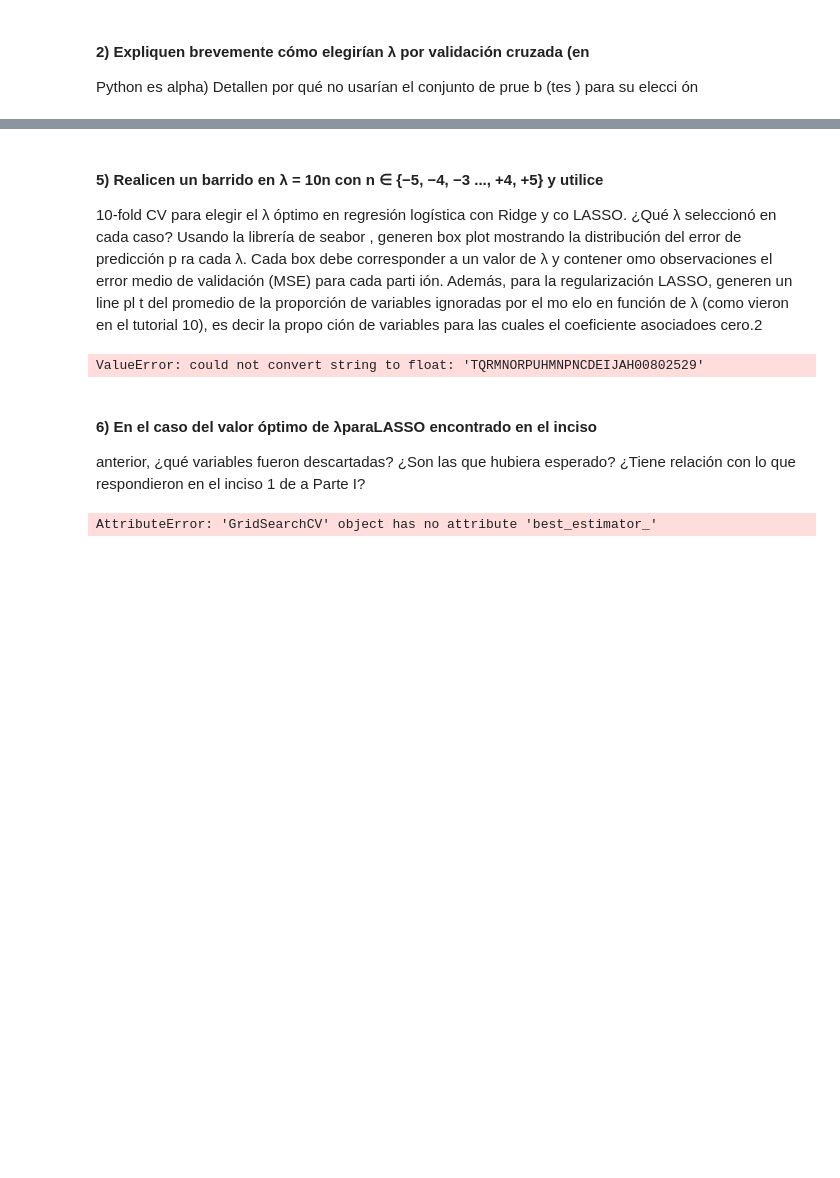
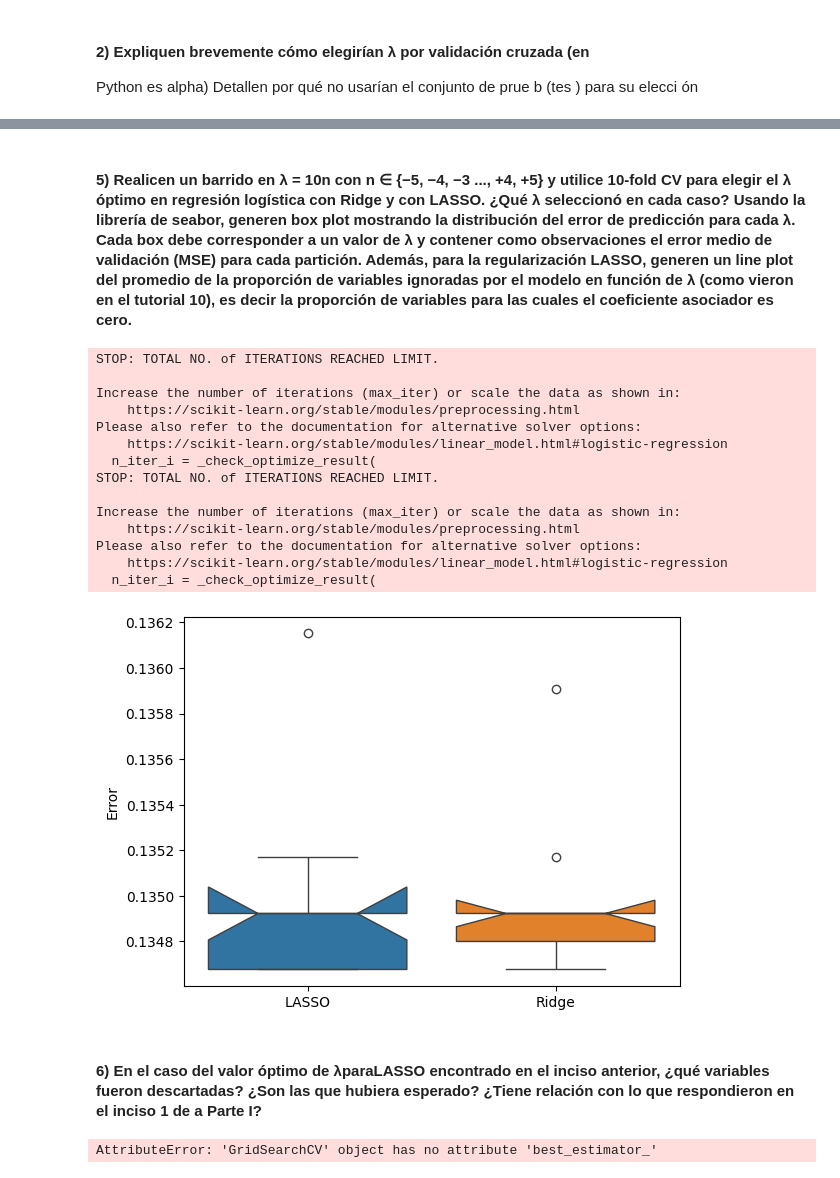
Before and after one commit to GabrielDiaz303/CC408--T1-2-, a Jupyter notebook: TP 4/TP4 - Codigo.ipynb, the cells around one changed output, grey strips where cells are left out. Saved outputs shown, nothing was run; the diff lists cells and outputs as text; code cells hidden in the pictures; blank space fills up the shorter version.

```diff
--- a/TP 4/TP4 - Codigo.ipynb
+++ b/TP 4/TP4 - Codigo.ipynb
@@ -797,42 +894,45 @@ AttributeError: 'GridSearchCV' object has no attribute 'best_estimator_'
 # %% [markdown]
-#### 5) Realicen un barrido en λ = 10n con n ∈ {−5, −4, −3 ..., +4, +5} y utilice
-10-fold CV para elegir el λ óptimo en regresión logística con Ridge y co
-LASSO. ¿Qué λ seleccionó en cada caso? Usando la librería de seabor ,
-generen box plot mostrando la distribución del error de predicción p ra
-cada λ. Cada box debe corresponder a un valor de λ y contener  omo
-observaciones el error medio de validación (MSE) para cada parti ión.
-Además, para la regularización LASSO, generen un line pl t del
-promedio de la proporción de variables ignoradas por el mo elo en
-función de λ (como vieron en el tutorial 10), es decir la propo ción de
-variables para las cuales el coeficiente asociadoes cero.2
+#### 5) Realicen un barrido en λ = 10n con n ∈ {−5, −4, −3 ..., +4, +5} y utilice 10-fold CV para elegir el λ óptimo en regresión logística con Ridge y con LASSO. ¿Qué λ seleccionó en cada caso? Usando la librería de seabor, generen box plot mostrando la distribución del error de predicción para cada λ. Cada box debe corresponder a un valor de λ y contener como observaciones el error medio de validación (MSE) para cada partición. Además, para la regularización LASSO, generen un line plot del promedio de la proporción de variables ignoradas por el modelo en función de λ (como vieron en el tutorial 10), es decir la proporción de variables para las cuales el coeficiente asociador es cero.
 # %%
 import numpy as np
 import seaborn as sns
 
 errors_lasso = []
 errors_ridge = []
 lambdas = [10**n for n in range(-5, 6)]
 
 for lam in lambdas:
-    lasso = LogisticRegression(penalty='l1', C=1/lam, solver='liblinear').fit(X_train, y_train)
-    ridge = LogisticRegression(penalty='l2', C=1/lam, solver='lbfgs').fit(X_train, y_train)
+    lasso = LogisticRegression(penalty='l1', C=1/lam, solver='liblinear').fit(X_train_transformed2, y_train)
+    ridge = LogisticRegression(penalty='l2', C=1/lam, solver='lbfgs').fit(X_train_transformed2, y_train)
 
     # Error medio
-    errors_lasso.append(1 - lasso.score(X_train, y_train))
-    errors_ridge.append(1 - ridge.score(X_train, y_train))
+    errors_lasso.append(1 - lasso.score(X_train_transformed2, y_train))
+    errors_ridge.append(1 - ridge.score(X_train_transformed2, y_train))
+
 
 # Boxplots
 sns.boxplot(data=[errors_lasso, errors_ridge], notch=True)
 plt.xticks([0, 1], ['LASSO', 'Ridge'])
 plt.ylabel('Error')
 plt.show()
 # %% [output]
-ValueError: could not convert string to float: 'TQRMNORPUHMNPNCDEIJAH00802529'
+STOP: TOTAL NO. of ITERATIONS REACHED LIMIT.
+
+Increase the number of iterations (max_iter) or scale the data as shown in:
+    https://scikit-learn.org/stable/modules/preprocessing.html
+Please also refer to the documentation for alternative solver options:
+    https://scikit-learn.org/stable/modules/linear_model.html#logistic-regression
+  n_iter_i = _check_optimize_result(
+STOP: TOTAL NO. of ITERATIONS REACHED LIMIT.
+
+Increase the number of iterations (max_iter) or scale the data as shown in:
+    https://scikit-learn.org/stable/modules/preprocessing.html
+Please also refer to the documentation for alternative solver options:
+    https://scikit-learn.org/stable/modules/linear_model.html#logistic-regression
+  n_iter_i = _check_optimize_result(
+[figure, added]
 # %% [markdown]
-#### 6) En el caso del valor óptimo de λparaLASSO encontrado en el inciso
-anterior, ¿qué variables fueron descartadas? ¿Son las que hubiera
-esperado? ¿Tiene relación con lo que respondieron en el inciso 1 de  a
-Parte I?
+#### 6) En el caso del valor óptimo de λparaLASSO encontrado en el inciso anterior, ¿qué variables fueron descartadas? ¿Son las que hubiera  esperado? ¿Tiene relación con lo que respondieron en el inciso 1 de a Parte I?
 # %%
 # Obtener los coeficientes del modelo LASSO ajustado
 lasso_best = lasso_cv.best_estimator_
```
Also changed, not shown: parts of 31 cells of this notebook.
